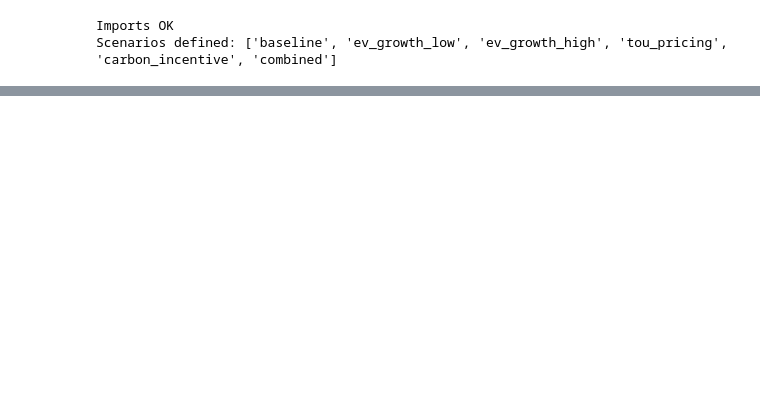
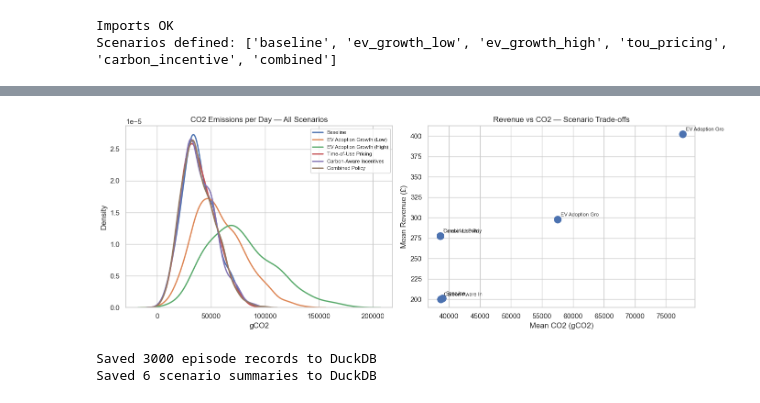
Before and after one commit to NguyenIslandBoy/ev-digital-twin, a Jupyter notebook: notebooks/03_scenarios.ipynb, the cells around one changed output, grey strips where cells are left out. Saved outputs shown, nothing was run; the diff lists cells and outputs as text; code cells hidden in the pictures; blank space fills up the shorter version.

```diff
--- a/notebooks/03_scenarios.ipynb
+++ b/notebooks/03_scenarios.ipynb
@@ -81,0 +165,62 @@ combined                    Combined Policy                      0.0         0.0
+# %%
+fig, axes = plt.subplots(1, 2, figsize=(14, 5))
+
+# CO2 distribution per scenario
+for key, df in results.items():
+    sns.kdeplot(
+        df["co2_g"],
+        ax=axes[0],
+        label=SCENARIOS[key].name,
+        fill=False,
+        linewidth=2
+    )
+axes[0].set_title("CO2 Emissions per Day — All Scenarios")
+axes[0].set_xlabel("gCO2")
+axes[0].legend(fontsize=8)
+
+# Revenue vs CO2 scatter (mean per scenario)
+axes[1].scatter(
+    summary["co2_g_mean"],
+    summary["revenue_gbp_mean"],
+    s=120,
+    zorder=5
+)
+for i, row in summary.iterrows():
+    axes[1].annotate(
+        row["scenario"][:15],
+        (row["co2_g_mean"], row["revenue_gbp_mean"]),
+        textcoords="offset points",
+        xytext=(5, 5),
+        fontsize=8
+    )
+axes[1].set_title("Revenue vs CO2 — Scenario Trade-offs")
+axes[1].set_xlabel("Mean CO2 (gCO2)")
+axes[1].set_ylabel("Mean Revenue (£)")
+
+plt.tight_layout()
+plt.savefig("outputs/scenario_co2_revenue.png", dpi=150)
+plt.show()
+# %% [output]
+[figure, added]
+# %%
+import duckdb
+
+con = duckdb.connect("../data/ev_twin.duckdb")
+
+con.execute("DROP TABLE IF EXISTS scenario_results")
+con.execute("DROP TABLE IF EXISTS scenario_summary")
+
+# Save episode-level results
+all_results = pd.concat(results.values(), ignore_index=True)
+con.execute("CREATE TABLE scenario_results AS SELECT * FROM all_results")
+
+# Reset index in Python before passing to DuckDB
+summary_reset = summary.reset_index()
+con.execute("CREATE TABLE scenario_summary AS SELECT * FROM summary_reset")
+
+con.close()
+print(f"Saved {len(all_results)} episode records to DuckDB")
+print(f"Saved {len(summary_reset)} scenario summaries to DuckDB")
+# %% [output]
+Saved 3000 episode records to DuckDB
+Saved 6 scenario summaries to DuckDB
```
Also changed, not shown: parts of 7 cells of this notebook, 11 other files.
